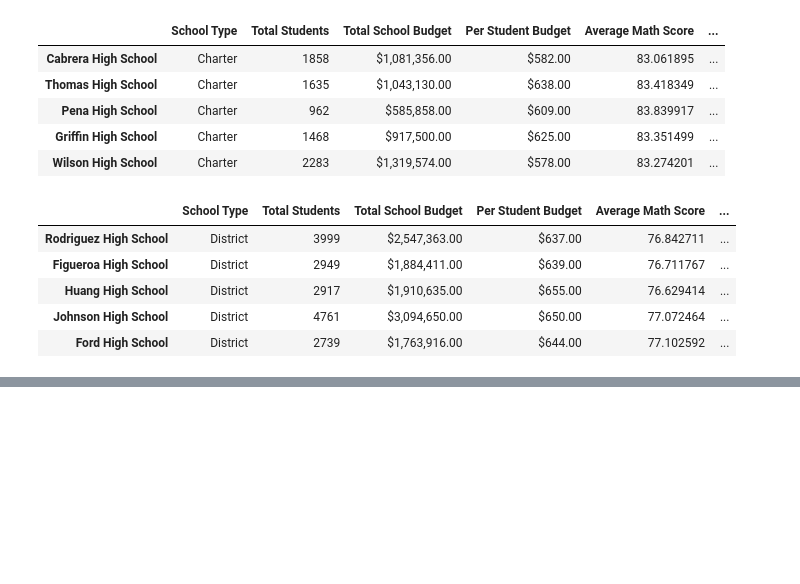
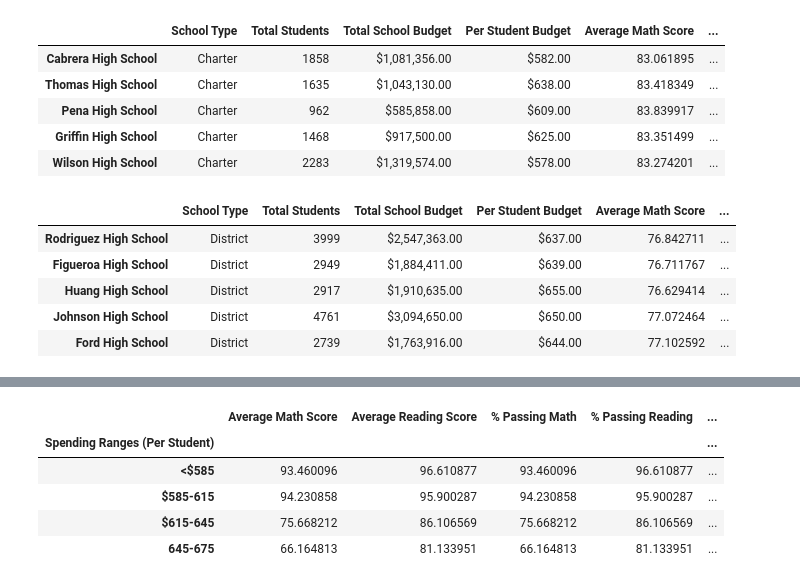
Before and after one commit to ParasAlex/pandas-challenge, a Jupyter notebook: PyCitySchoolsHW.ipynb, the cells around one changed output, grey strips where cells are left out. Cells and saved outputs as stored; diff of their text form; code cells hidden in the pictures; blank space fills up the shorter version.

Commit message:
Add files via upload
Assumptions on Spending Per Student Bins added

```diff
--- a/PyCitySchoolsHW.ipynb
+++ b/PyCitySchoolsHW.ipynb
@@ -134,0 +211,30 @@ bottom_schools.head(5)
+# %%
+#Spending Per Student Assumptions Given
+spending_bins = [0,585,615,645,675]
+group_names = ["<$585","$585-615","$615-645","645-675"]
+# %%
+#Categories for Spending based on Bins
+per_school_summary["Spending Ranges (Per Student)"] = pd.cut(per_school_capita, spending_bins, labels=group_names)
+
+spending_math_scores = per_school_summary.groupby(["Spending Ranges (Per Student)"]).mean()["Average Math Score"]
+spending_reading_scores = per_school_summary.groupby(["Spending Ranges (Per Student)"]).mean()["Average Reading Score"]
+spending_passing_math = spending_math_scores = per_school_summary.groupby(["Spending Ranges (Per Student)"]).mean()["% Passing Math"]
+spending_passing_reading = spending_reading_scores = per_school_summary.groupby(["Spending Ranges (Per Student)"]).mean()["% Passing Reading"]
+overall_passing_rate = (spending_passing_math + spending_passing_reading) / 2
+
+spending_summary = pd.DataFrame({
+    "Average Math Score": spending_math_scores,
+    "Average Reading Score": spending_reading_scores,
+    "% Passing Math": spending_passing_math,
+    "% Passing Reading": spending_passing_reading,
+    "% Overall Passing Rate": overall_passing_rate
+})
+
+spending_summary
+# %% [output]
+|  | Average Math Score | Average Reading Score | % Passing Math | % Passing Reading | ... |
+| Spending Ranges (Per Student) |  |  |  |  | ... |
+| <$585 | 93.460096 | 96.610877 | 93.460096 | 96.610877 | ... |
+| $585-615 | 94.230858 | 95.900287 | 94.230858 | 95.900287 | ... |
+| $615-645 | 75.668212 | 86.106569 | 75.668212 | 86.106569 | ... |
+| 645-675 | 66.164813 | 81.133951 | 66.164813 | 81.133951 | ... |
```
Also changed, not shown: parts of 2 cells of this notebook.
